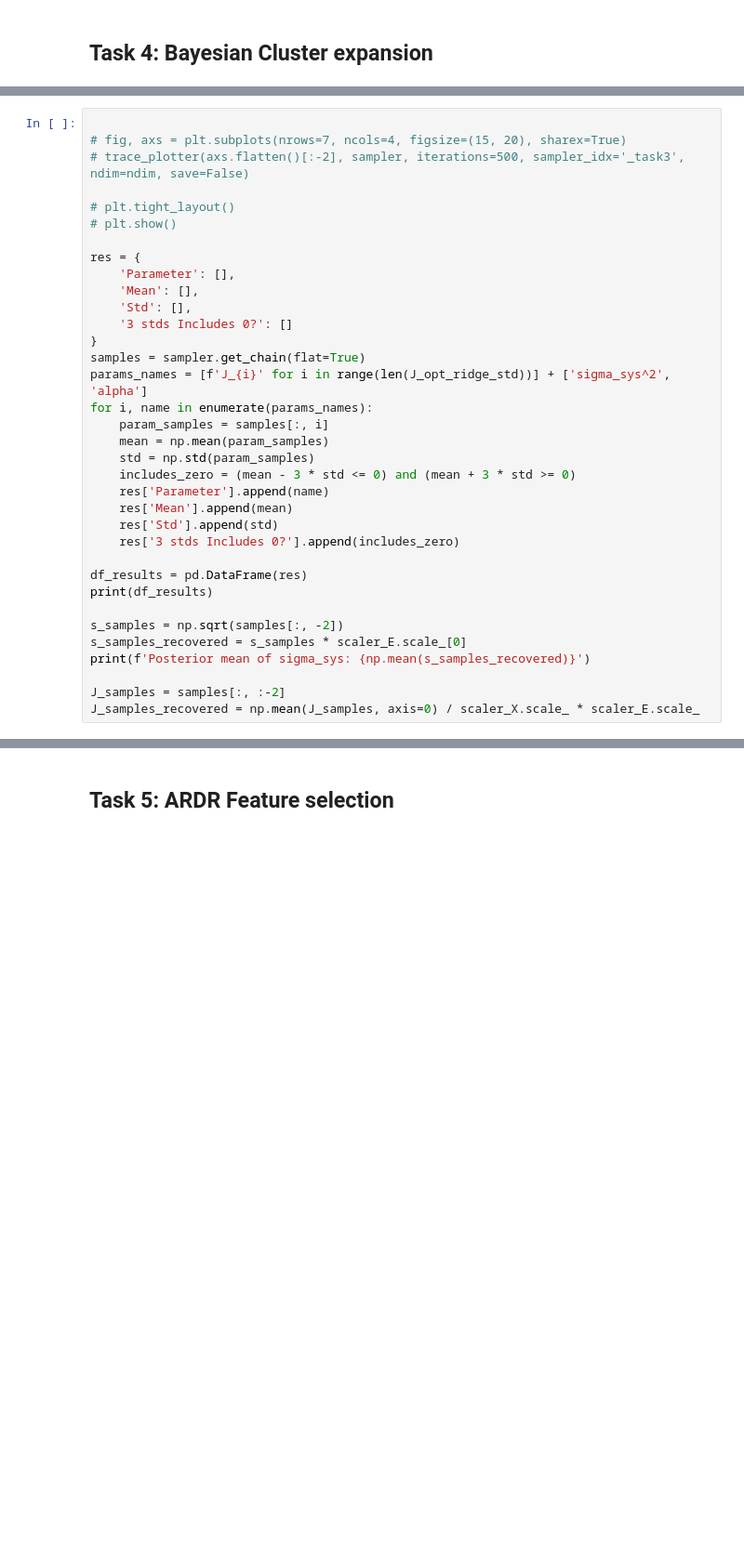
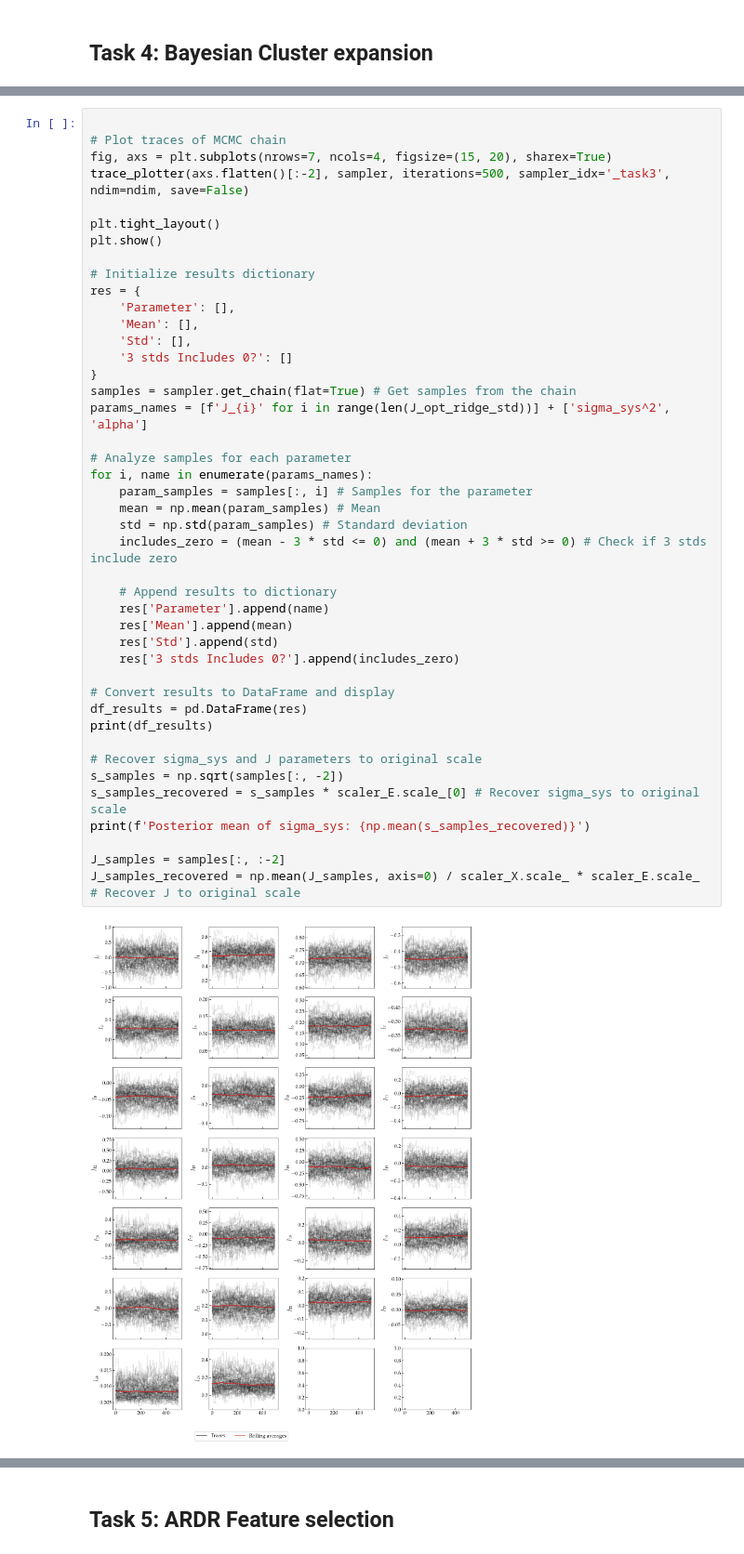
Before and after one commit to stommen/tif345_projects, a Jupyter notebook: project_2a/project2a_LBOS.ipynb, the cells around one changed output, grey strips where cells are left out. Shown at 93% size. Saved outputs shown, nothing was run; the diff lists cells and outputs as text; blank space fills up the shorter version.

```diff
--- a/project_2a/project2a_LBOS.ipynb
+++ b/project_2a/project2a_LBOS.ipynb
@@ -401,38 +471,47 @@ sampler.reset()
 final_pos, final_prob, final_state = sampler.run_mcmc(pos, 1000, progress=True)
 # %%
 
-# fig, axs = plt.subplots(nrows=7, ncols=4, figsize=(15, 20), sharex=True)
-# trace_plotter(axs.flatten()[:-2], sampler, iterations=500, sampler_idx='_task3', ndim=ndim, save=False)
+# Plot traces of MCMC chain
+fig, axs = plt.subplots(nrows=7, ncols=4, figsize=(15, 20), sharex=True)
+trace_plotter(axs.flatten()[:-2], sampler, iterations=500, sampler_idx='_task3', ndim=ndim, save=False)
 
-# plt.tight_layout()
-# plt.show()
+plt.tight_layout()
+plt.show()
 
+# Initialize results dictionary
 res = {
     'Parameter': [],
     'Mean': [],
     'Std': [],
     '3 stds Includes 0?': []
 }
-samples = sampler.get_chain(flat=True)
+samples = sampler.get_chain(flat=True) # Get samples from the chain
 params_names = [f'J_{i}' for i in range(len(J_opt_ridge_std))] + ['sigma_sys^2', 'alpha']
+
+# Analyze samples for each parameter
 for i, name in enumerate(params_names):
-    param_samples = samples[:, i]
-    mean = np.mean(param_samples)
-    std = np.std(param_samples)
-    includes_zero = (mean - 3 * std <= 0) and (mean + 3 * std >= 0)
+    param_samples = samples[:, i] # Samples for the parameter
+    mean = np.mean(param_samples) # Mean
+    std = np.std(param_samples) # Standard deviation
+    includes_zero = (mean - 3 * std <= 0) and (mean + 3 * std >= 0) # Check if 3 stds include zero
+
+    # Append results to dictionary
     res['Parameter'].append(name)
     res['Mean'].append(mean)
     res['Std'].append(std)
     res['3 stds Includes 0?'].append(includes_zero)
 
+# Convert results to DataFrame and display
 df_results = pd.DataFrame(res)
 print(df_results)
 
+# Recover sigma_sys and J parameters to original scale
 s_samples = np.sqrt(samples[:, -2])
-s_samples_recovered = s_samples * scaler_E.scale_[0]
+s_samples_recovered = s_samples * scaler_E.scale_[0] # Recover sigma_sys to original scale
 print(f'Posterior mean of sigma_sys: {np.mean(s_samples_recovered)}')
 
 J_samples = samples[:, :-2]
-J_samples_recovered = np.mean(J_samples, axis=0) / scaler_X.scale_ * scaler_E.scale_
+J_samples_recovered = np.mean(J_samples, axis=0) / scaler_X.scale_ * scaler_E.scale_ # Recover J to original scale
 # %% [output]
+[figure, added]
       Parameter      Mean       Std  3 stds Includes 0?
```
Also changed, not shown: parts of 19 cells of this notebook, 2 other files.
